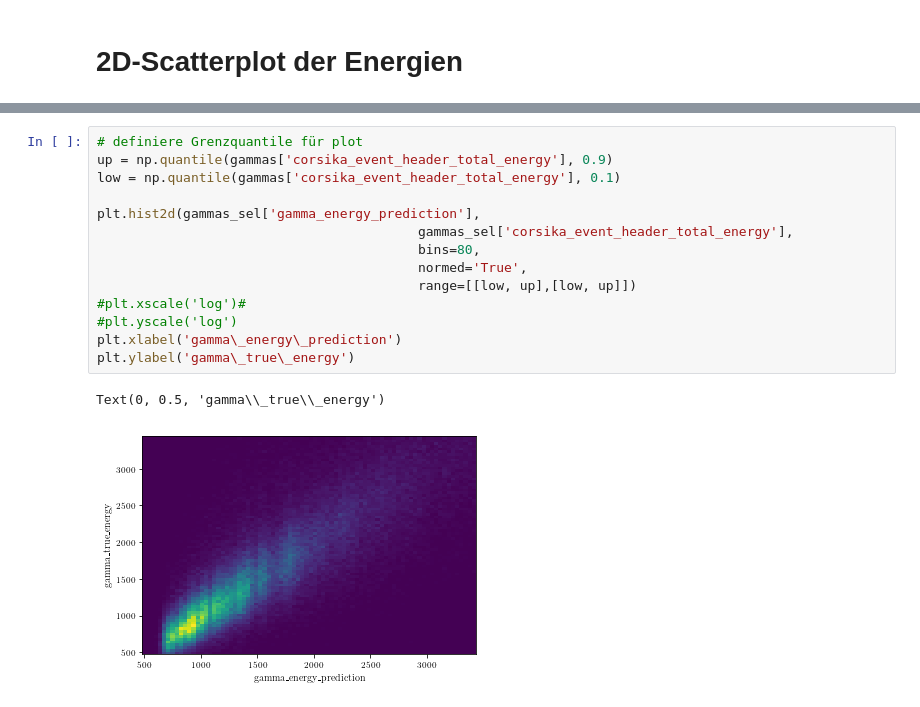
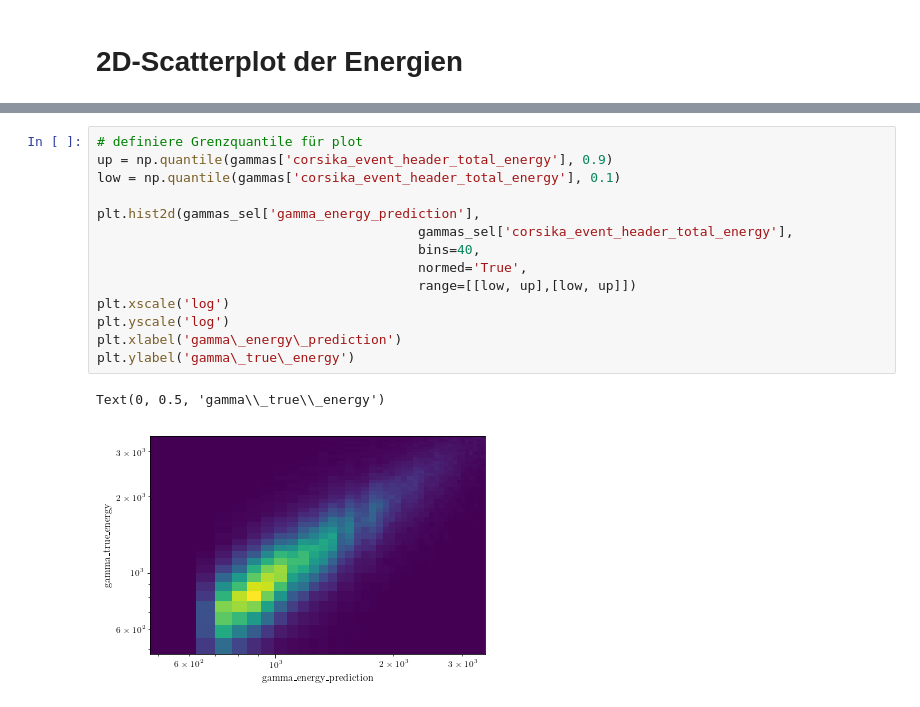
Before and after one commit to Ninilini/FP_Teilchen, a Jupyter notebook: FACT/plots/data_reading.ipynb, the cells around one changed output, grey strips where cells are left out. Drawn from its saved outputs; the diff is of its cells as text.

```diff
--- a/FACT/plots/data_reading.ipynb
+++ b/FACT/plots/data_reading.ipynb
@@ -157,20 +154,20 @@ plt.matshow(matrix)
 # %%
 # definiere Grenzquantile für plot
 up = np.quantile(gammas['corsika_event_header_total_energy'], 0.9)
 low = np.quantile(gammas['corsika_event_header_total_energy'], 0.1)
 
 plt.hist2d(gammas_sel['gamma_energy_prediction'],
                                          gammas_sel['corsika_event_header_total_energy'],
-                                         bins=80,
+                                         bins=40,
                                          normed='True',
                                          range=[[low, up],[low, up]])
-#plt.xscale('log')#
-#plt.yscale('log')
+plt.xscale('log')
+plt.yscale('log')
 plt.xlabel('gamma\_energy\_prediction')
 plt.ylabel('gamma\_true\_energy')
 # %% [output]
 Text(0, 0.5, 'gamma\\_true\\_energy')
-[figure, old version]
+[figure, new version]
 # %%
 # Untergrund binnen
 b, bins, p = plt.hist(bkg['gamma_energy_prediction'], bins=xedge)
```
Also changed, not shown: parts of 8 cells of this notebook.
